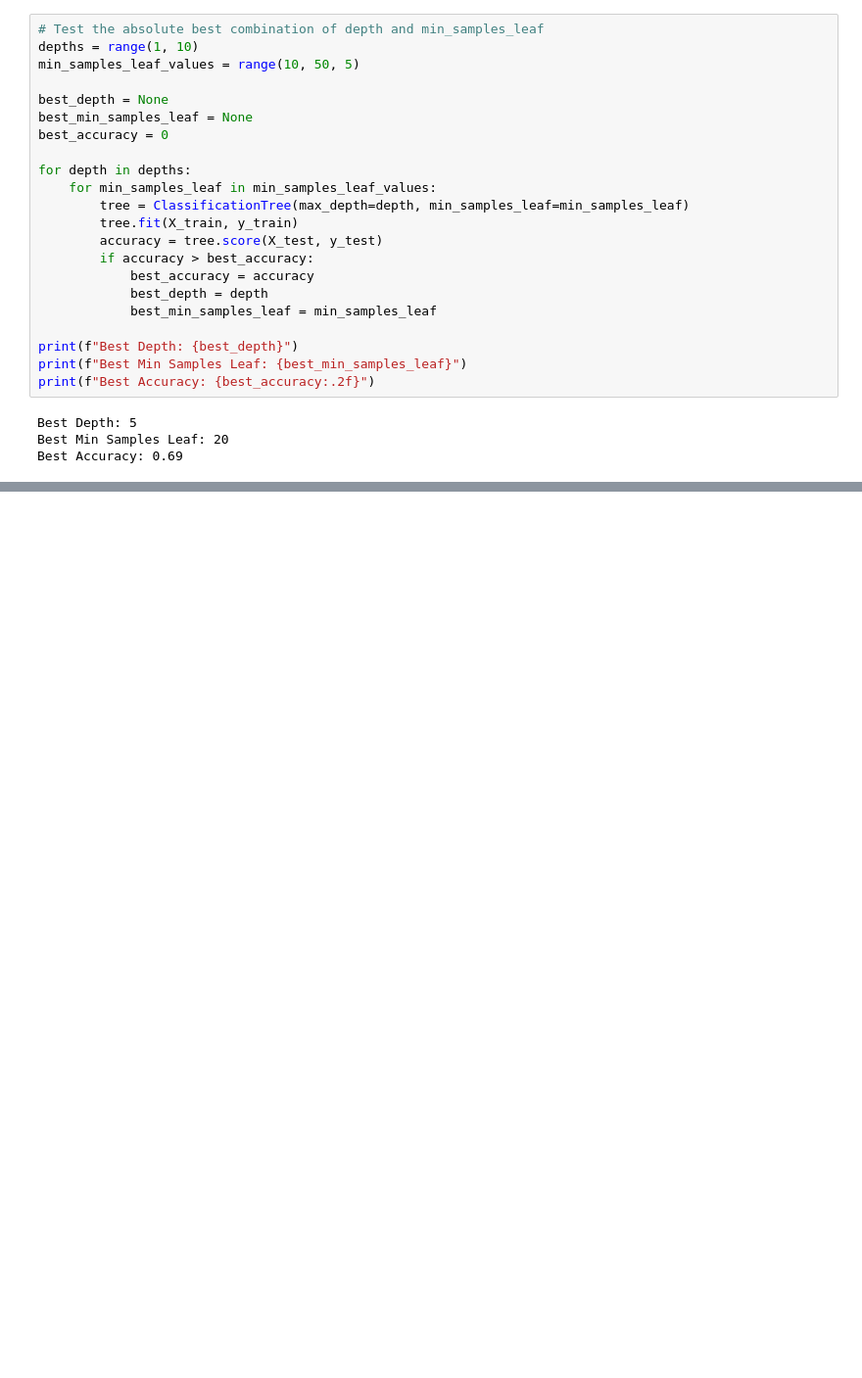
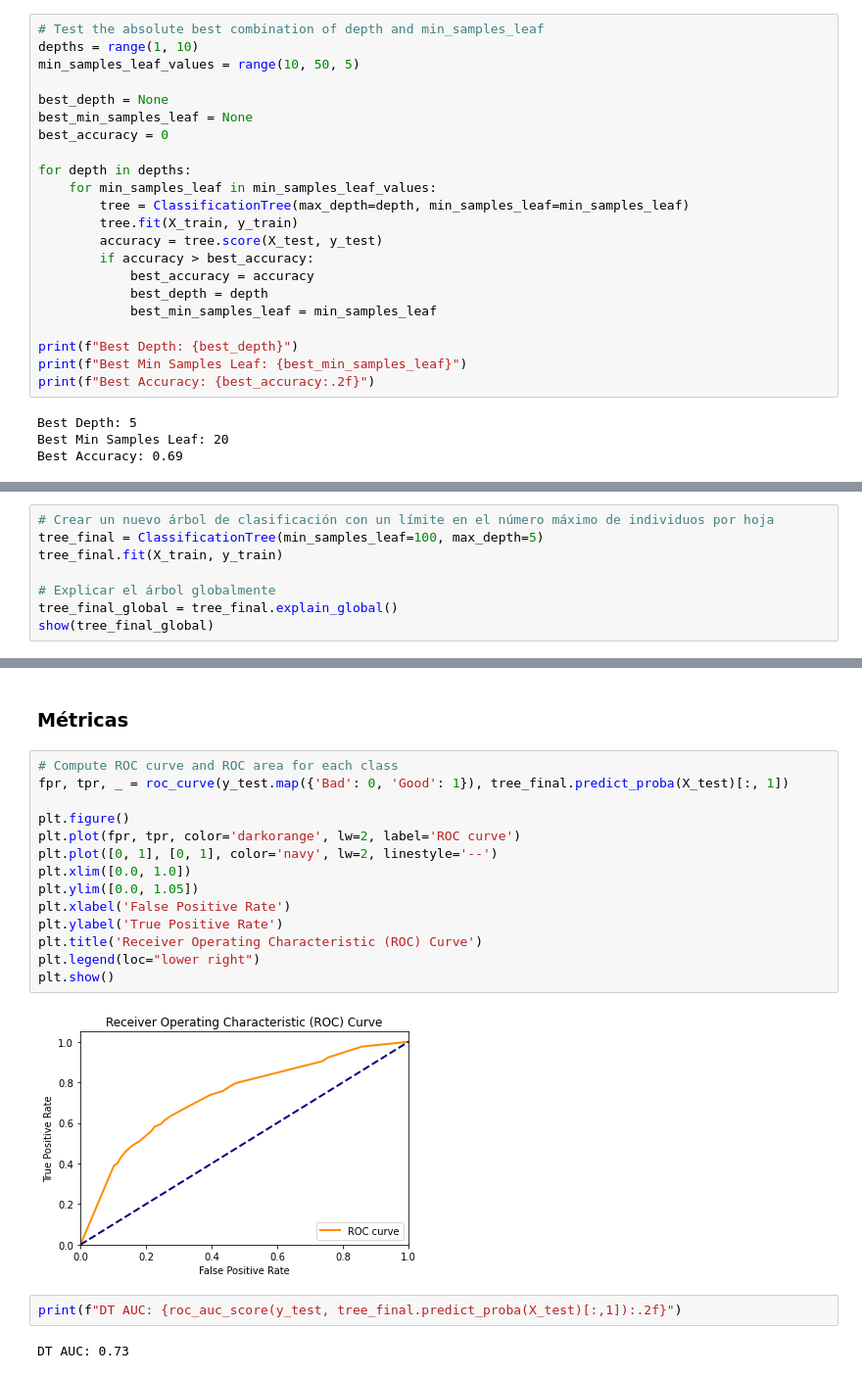
Before and after one commit to dahermar/IAExplicable, a Jupyter notebook: Practica1/Practica1.ipynb, the cells around one changed output, grey strips where cells are left out. Shown at 98% size. Cells and saved outputs as stored; diff of their text form; blank space fills up the shorter version.

```diff
--- a/Practica1/Practica1.ipynb
+++ b/Practica1/Practica1.ipynb
@@ -368,0 +291,8 @@ Best Accuracy: 0.69
+# %%
+# Crear un nuevo árbol de clasificación con un límite en el número máximo de individuos por hoja
+tree_final = ClassificationTree(min_samples_leaf=100, max_depth=5)
+tree_final.fit(X_train, y_train)
+
+# Explicar el árbol globalmente
+tree_final_global = tree_final.explain_global()
+show(tree_final_global)
@@ -368,0 +309,22 @@ Best Accuracy: 0.69
+# %% [markdown]
+### Métricas
+# %%
+# Compute ROC curve and ROC area for each class
+fpr, tpr, _ = roc_curve(y_test.map({'Bad': 0, 'Good': 1}), tree_final.predict_proba(X_test)[:, 1])
+
+plt.figure()
+plt.plot(fpr, tpr, color='darkorange', lw=2, label='ROC curve')
+plt.plot([0, 1], [0, 1], color='navy', lw=2, linestyle='--')
+plt.xlim([0.0, 1.0])
+plt.ylim([0.0, 1.05])
+plt.xlabel('False Positive Rate')
+plt.ylabel('True Positive Rate')
+plt.title('Receiver Operating Characteristic (ROC) Curve')
+plt.legend(loc="lower right")
+plt.show()
+# %% [output]
+[figure, added]
+# %%
+print(f"DT AUC: {roc_auc_score(y_test, tree_final.predict_proba(X_test)[:,1]):.2f}")
+# %% [output]
+DT AUC: 0.73
```
Also changed, not shown: parts of 27 cells of this notebook.
